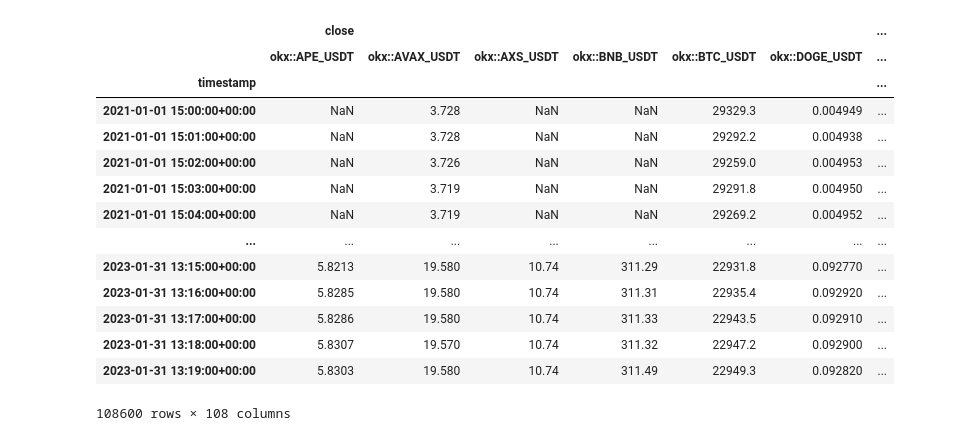
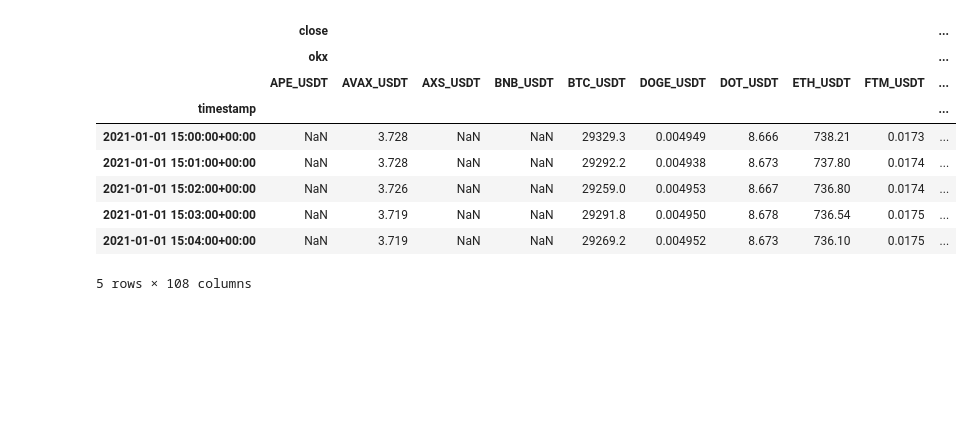
Before and after one commit to thejameszhang/crypto-cross-exchange-arbitrage, a Jupyter notebook: notebooks/single_df.ipynb, the cells around one changed output. Drawn from its saved outputs; the diff is of its cells as text; code cells hidden in the pictures; blank space fills up the shorter version.

```diff
--- a/notebooks/single_df.ipynb
+++ b/notebooks/single_df.ipynb
@@ -46,19 +38,14 @@ df_okx
-# %%
-postprocess_exchange_data(df_okx)
-# %% [output]
-|  | close |  |  |  |  |  | ... |
-|  | okx::APE_USDT | okx::AVAX_USDT | okx::AXS_USDT | okx::BNB_USDT | okx::BTC_USDT | okx::DOGE_USDT | ... |
-| timestamp |  |  |  |  |  |  | ... |
-| 2021-01-01 15:00:00+00:00 | NaN | 3.728 | NaN | NaN | 29329.3 | 0.004949 | ... |
-| 2021-01-01 15:01:00+00:00 | NaN | 3.728 | NaN | NaN | 29292.2 | 0.004938 | ... |
-| 2021-01-01 15:02:00+00:00 | NaN | 3.726 | NaN | NaN | 29259.0 | 0.004953 | ... |
-| 2021-01-01 15:03:00+00:00 | NaN | 3.719 | NaN | NaN | 29291.8 | 0.004950 | ... |
-| 2021-01-01 15:04:00+00:00 | NaN | 3.719 | NaN | NaN | 29269.2 | 0.004952 | ... |
-| ... | ... | ... | ... | ... | ... | ... | ... |
-| 2023-01-31 13:15:00+00:00 | 5.8213 | 19.580 | 10.74 | 311.29 | 22931.8 | 0.092770 | ... |
-| 2023-01-31 13:16:00+00:00 | 5.8285 | 19.580 | 10.74 | 311.31 | 22935.4 | 0.092920 | ... |
-| 2023-01-31 13:17:00+00:00 | 5.8286 | 19.580 | 10.74 | 311.33 | 22943.5 | 0.092910 | ... |
-| 2023-01-31 13:18:00+00:00 | 5.8307 | 19.570 | 10.74 | 311.32 | 22947.2 | 0.092900 | ... |
-| 2023-01-31 13:19:00+00:00 | 5.8303 | 19.580 | 10.74 | 311.49 | 22949.3 | 0.092820 | ... |
-108600 rows × 108 columns
+# %%
+cxa.postprocess_exchange_data(df_okx).head()
+# %% [output]
+|  | close |  |  |  |  |  |  |  |  | ... |
+|  | okx |  |  |  |  |  |  |  |  | ... |
+|  | APE_USDT | AVAX_USDT | AXS_USDT | BNB_USDT | BTC_USDT | DOGE_USDT | DOT_USDT | ETH_USDT | FTM_USDT | ... |
+| timestamp |  |  |  |  |  |  |  |  |  | ... |
+| 2021-01-01 15:00:00+00:00 | NaN | 3.728 | NaN | NaN | 29329.3 | 0.004949 | 8.666 | 738.21 | 0.0173 | ... |
+| 2021-01-01 15:01:00+00:00 | NaN | 3.728 | NaN | NaN | 29292.2 | 0.004938 | 8.673 | 737.80 | 0.0174 | ... |
+| 2021-01-01 15:02:00+00:00 | NaN | 3.726 | NaN | NaN | 29259.0 | 0.004953 | 8.667 | 736.80 | 0.0174 | ... |
+| 2021-01-01 15:03:00+00:00 | NaN | 3.719 | NaN | NaN | 29291.8 | 0.004950 | 8.678 | 736.54 | 0.0175 | ... |
+| 2021-01-01 15:04:00+00:00 | NaN | 3.719 | NaN | NaN | 29269.2 | 0.004952 | 8.673 | 736.10 | 0.0175 | ... |
+5 rows × 108 columns
 # %%
```
Also changed, not shown: parts of 14 cells of this notebook.
